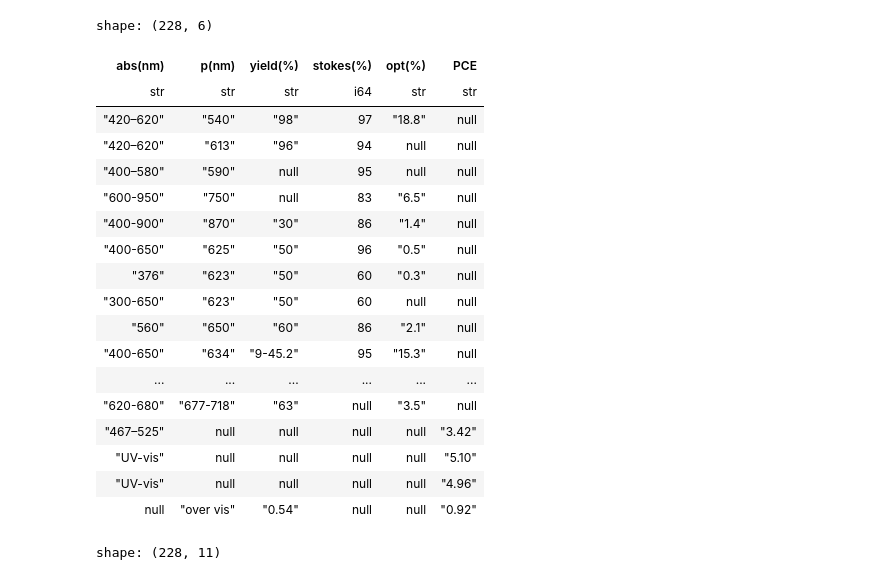
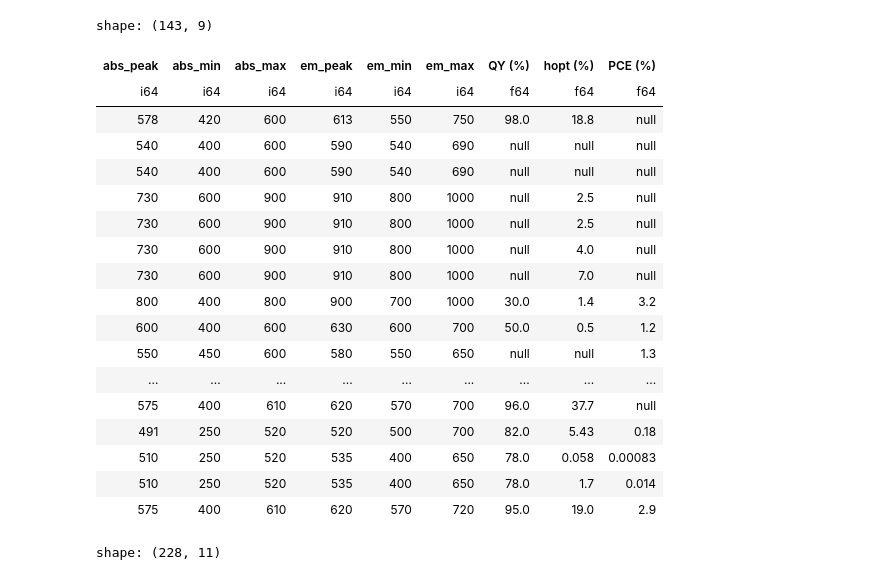
Before and after one commit to mariolpantunes/sunlight-harvesting-energy-conversion, a Jupyter notebook: main.ipynb, the cells around one changed output. Drawn from its saved outputs; the diff is of its cells as text; code cells hidden in the pictures.

```diff
--- a/main.ipynb
+++ b/main.ipynb
@@ -33,26 +33,26 @@ shape: (228, 9)
 # %%
-df = df.drop(['ID', 'Material', 'Ref'])
+df = df.drop(['#'])
 df
 # %% [output]
-shape: (228, 6)
+shape: (143, 9)
-| abs(nm) | p(nm) | yield(%) | stokes(%) | opt(%) | PCE |
-| str | str | str | i64 | str | str |
-| "420–620" | "540" | "98" | 97 | "18.8" | null |
-| "420–620" | "613" | "96" | 94 | null | null |
-| "400–580" | "590" | null | 95 | null | null |
-| "600-950" | "750" | null | 83 | "6.5" | null |
-| "400-900" | "870" | "30" | 86 | "1.4" | null |
-| "400-650" | "625" | "50" | 96 | "0.5" | null |
-| "376" | "623" | "50" | 60 | "0.3" | null |
-| "300-650" | "623" | "50" | 60 | null | null |
-| "560" | "650" | "60" | 86 | "2.1" | null |
-| "400-650" | "634" | "9-45.2" | 95 | "15.3" | null |
-| ... | ... | ... | ... | ... | ... |
-| "620-680" | "677-718" | "63" | null | "3.5" | null |
-| "467–525" | null | null | null | null | "3.42" |
-| "UV-vis" | null | null | null | null | "5.10" |
-| "UV-vis" | null | null | null | null | "4.96" |
-| null | "over vis" | "0.54" | null | null | "0.92" |
+| abs_peak | abs_min | abs_max | em_peak | em_min | em_max | QY (%) | hopt (%) | PCE (%) |
+| i64 | i64 | i64 | i64 | i64 | i64 | f64 | f64 | f64 |
+| 578 | 420 | 600 | 613 | 550 | 750 | 98.0 | 18.8 | null |
+| 540 | 400 | 600 | 590 | 540 | 690 | null | null | null |
+| 540 | 400 | 600 | 590 | 540 | 690 | null | null | null |
+| 730 | 600 | 900 | 910 | 800 | 1000 | null | 2.5 | null |
+| 730 | 600 | 900 | 910 | 800 | 1000 | null | 2.5 | null |
+| 730 | 600 | 900 | 910 | 800 | 1000 | null | 4.0 | null |
+| 730 | 600 | 900 | 910 | 800 | 1000 | null | 7.0 | null |
+| 800 | 400 | 800 | 900 | 700 | 1000 | 30.0 | 1.4 | 3.2 |
+| 600 | 400 | 600 | 630 | 600 | 700 | 50.0 | 0.5 | 1.2 |
+| 550 | 450 | 600 | 580 | 550 | 650 | null | null | 1.3 |
+| ... | ... | ... | ... | ... | ... | ... | ... | ... |
+| 575 | 400 | 610 | 620 | 570 | 700 | 96.0 | 37.7 | null |
+| 491 | 250 | 520 | 520 | 500 | 700 | 82.0 | 5.43 | 0.18 |
+| 510 | 250 | 520 | 535 | 400 | 650 | 78.0 | 0.058 | 0.00083 |
+| 510 | 250 | 520 | 535 | 400 | 650 | 78.0 | 1.7 | 0.014 |
+| 575 | 400 | 610 | 620 | 570 | 720 | 95.0 | 19.0 | 2.9 |
 # %%
 import re
 
```
Also changed, not shown: parts of 4 cells of this notebook, 2 other files.
